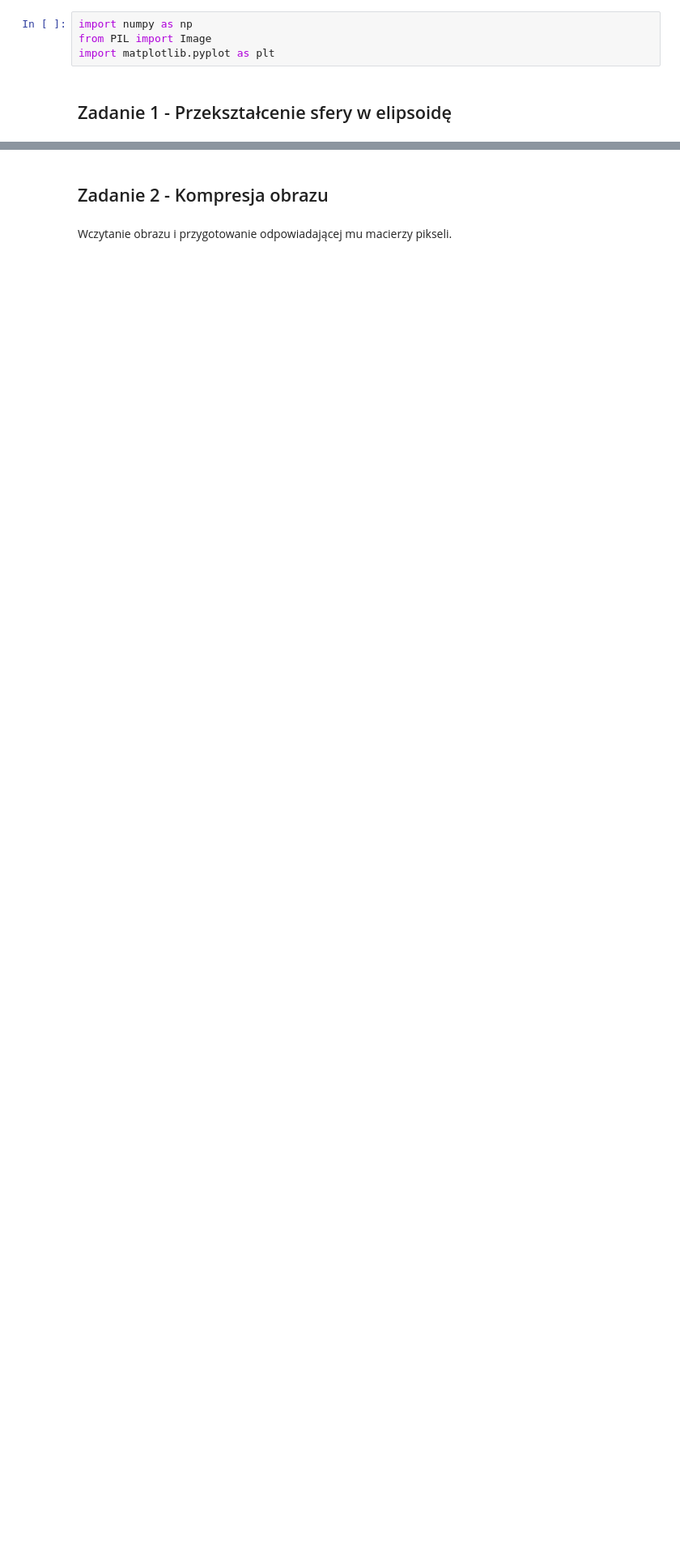
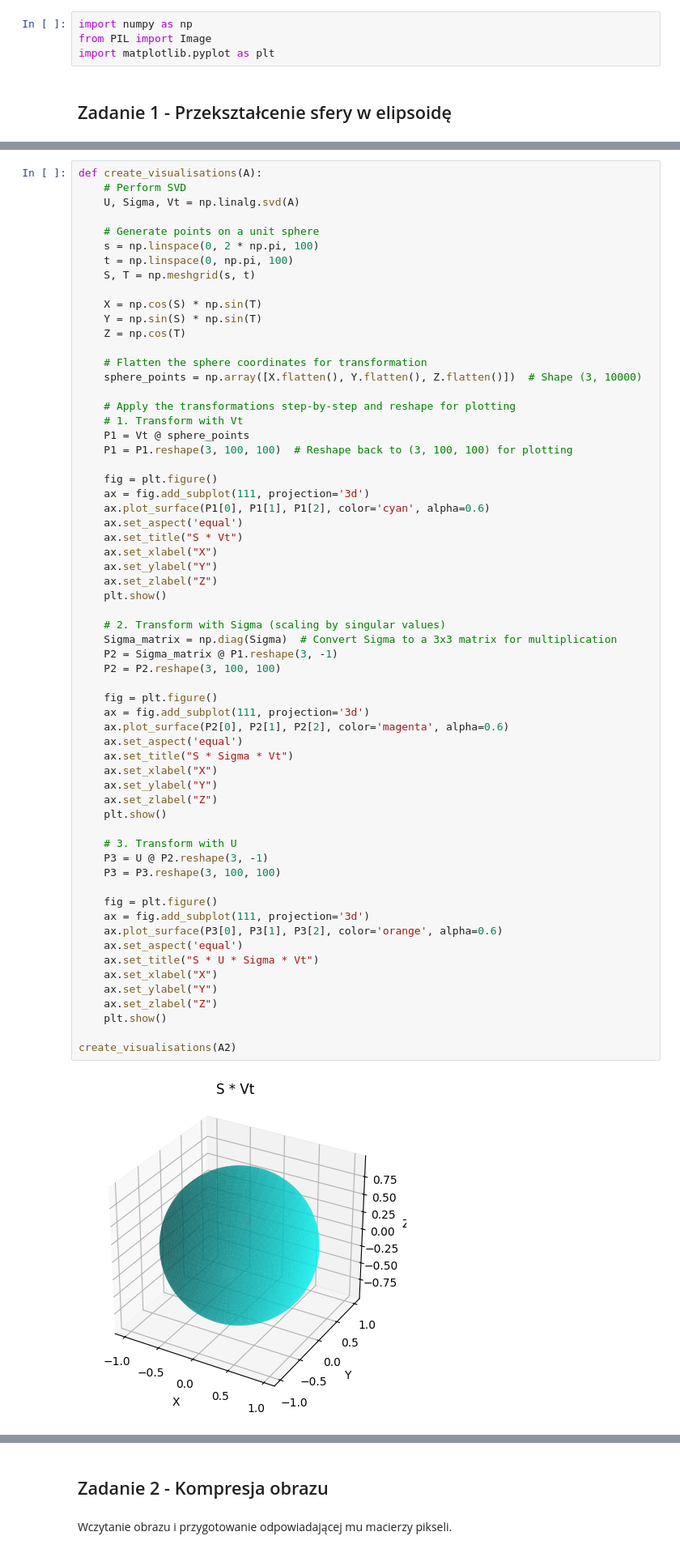
Before and after one commit to eszlamczyk/MOwNiT-Czech-lab-2024, a Jupyter notebook: lab05 - Singular Value Decomposition/lab5.ipynb, the cells around one changed output, grey strips where cells are left out. Shown at 81% size. Cells and saved outputs as stored; diff of their text form; blank space fills up the shorter version.

```diff
--- a/lab05 - Singular Value Decomposition/lab5.ipynb
+++ b/lab05 - Singular Value Decomposition/lab5.ipynb
@@ -61,0 +162,64 @@ plt.show()
+# %%
+def create_visualisations(A):
+    # Perform SVD
+    U, Sigma, Vt = np.linalg.svd(A)
+
+    # Generate points on a unit sphere
+    s = np.linspace(0, 2 * np.pi, 100)
+    t = np.linspace(0, np.pi, 100)
+    S, T = np.meshgrid(s, t)
+
+    X = np.cos(S) * np.sin(T)
+    Y = np.sin(S) * np.sin(T)
+    Z = np.cos(T)
+
+    # Flatten the sphere coordinates for transformation
+    sphere_points = np.array([X.flatten(), Y.flatten(), Z.flatten()])  # Shape (3, 10000)
+
+    # Apply the transformations step-by-step and reshape for plotting
+    # 1. Transform with Vt
+    P1 = Vt @ sphere_points
+    P1 = P1.reshape(3, 100, 100)  # Reshape back to (3, 100, 100) for plotting
+
+    fig = plt.figure()
+    ax = fig.add_subplot(111, projection='3d')
+    ax.plot_surface(P1[0], P1[1], P1[2], color='cyan', alpha=0.6)
+    ax.set_aspect('equal')
+    ax.set_title("S * Vt")
+    ax.set_xlabel("X")
+    ax.set_ylabel("Y")
+    ax.set_zlabel("Z")
+    plt.show()
+
+    # 2. Transform with Sigma (scaling by singular values)
+    Sigma_matrix = np.diag(Sigma)  # Convert Sigma to a 3x3 matrix for multiplication
+    P2 = Sigma_matrix @ P1.reshape(3, -1)
+    P2 = P2.reshape(3, 100, 100)
+
+    fig = plt.figure()
+    ax = fig.add_subplot(111, projection='3d')
+    ax.plot_surface(P2[0], P2[1], P2[2], color='magenta', alpha=0.6)
+    ax.set_aspect('equal')
+    ax.set_title("S * Sigma * Vt")
+    ax.set_xlabel("X")
+    ax.set_ylabel("Y")
+    ax.set_zlabel("Z")
+    plt.show()
+
+    # 3. Transform with U
+    P3 = U @ P2.reshape(3, -1)
+    P3 = P3.reshape(3, 100, 100)
+
+    fig = plt.figure()
+    ax = fig.add_subplot(111, projection='3d')
+    ax.plot_surface(P3[0], P3[1], P3[2], color='orange', alpha=0.6)
+    ax.set_aspect('equal')
+    ax.set_title("S * U * Sigma * Vt")
+    ax.set_xlabel("X")
+    ax.set_ylabel("Y")
+    ax.set_zlabel("Z")
+    plt.show()
+
+create_visualisations(A2)
+# %% [output]
+[figure, added]
```
Also changed, not shown: parts of 11 cells of this notebook.
